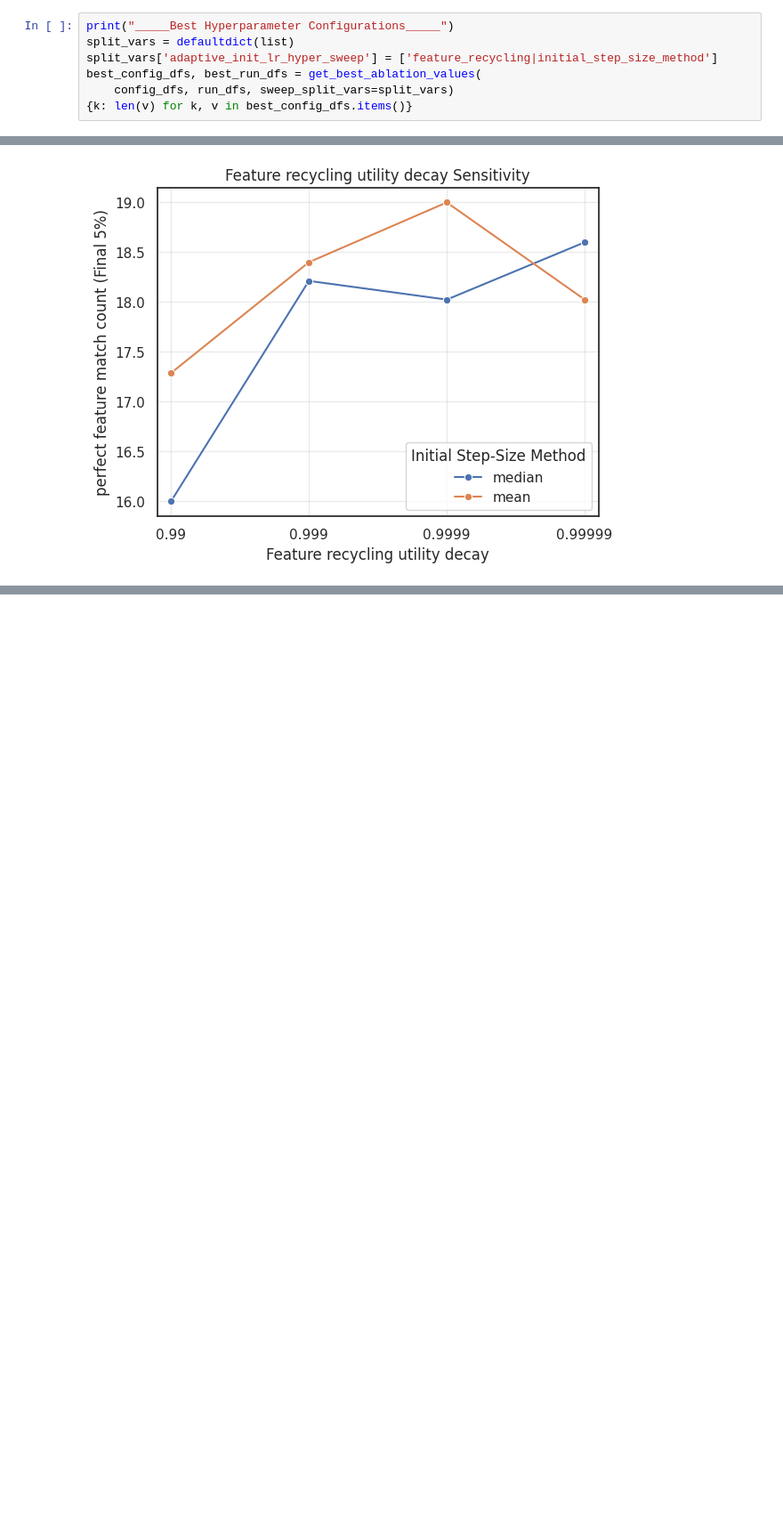
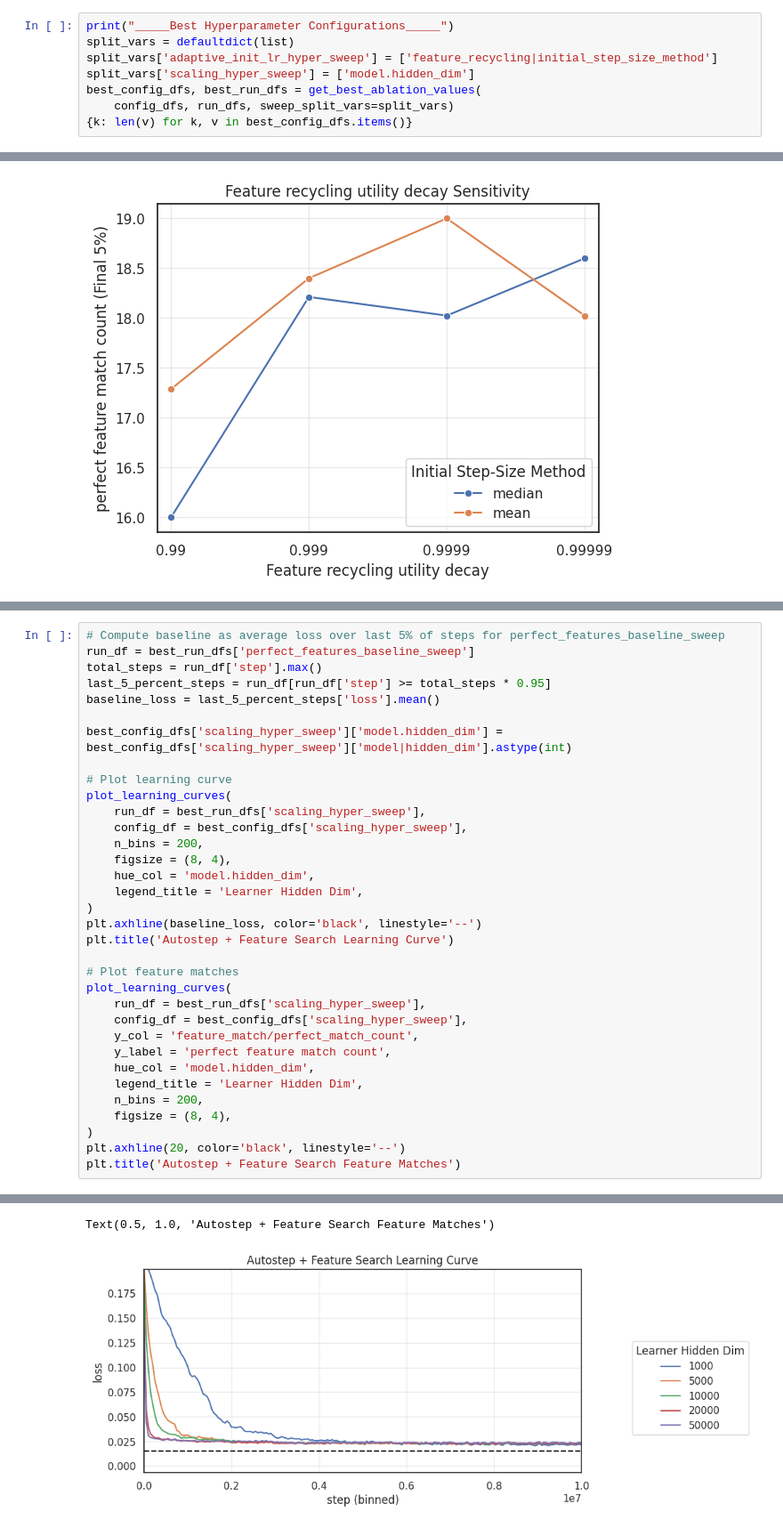
Before and after one commit to ejmejm/phd_research, a Jupyter notebook: phd/feature_search/analysis/paper_part_1_v1/ns_autostep_and_search_hyper_sweep.ipynb, the cells around one changed output, grey strips where cells are left out. Shown at 89% size. Saved outputs shown, nothing was run; the diff lists cells and outputs as text; blank space fills up the shorter version.

Commit message:
Plotting scaling hyper search results

```diff
--- a/phd/feature_search/analysis/paper_part_1_v1/ns_autostep_and_search_hyper_sweep.ipynb
+++ b/phd/feature_search/analysis/paper_part_1_v1/ns_autostep_and_search_hyper_sweep.ipynb
@@ -37,6 +38,7 @@ del config_dfs[np.nan], run_dfs[np.nan]
 print("_____Best Hyperparameter Configurations_____")
 split_vars = defaultdict(list)
 split_vars['adaptive_init_lr_hyper_sweep'] = ['feature_recycling|initial_step_size_method']
+split_vars['scaling_hyper_sweep'] = ['model.hidden_dim']
 best_config_dfs, best_run_dfs = get_best_ablation_values(
     config_dfs, run_dfs, sweep_split_vars=split_vars)
 {k: len(v) for k, v in best_config_dfs.items()}
@@ -414,0 +434,35 @@ for param_name, param_value in default_hyperparams.items():
+# %%
+# Compute baseline as average loss over last 5% of steps for perfect_features_baseline_sweep
+run_df = best_run_dfs['perfect_features_baseline_sweep']
+total_steps = run_df['step'].max()
+last_5_percent_steps = run_df[run_df['step'] >= total_steps * 0.95]
+baseline_loss = last_5_percent_steps['loss'].mean()
+
+best_config_dfs['scaling_hyper_sweep']['model.hidden_dim'] = best_config_dfs['scaling_hyper_sweep']['model|hidden_dim'].astype(int)
+
+# Plot learning curve
+plot_learning_curves(
+    run_df = best_run_dfs['scaling_hyper_sweep'],
+    config_df = best_config_dfs['scaling_hyper_sweep'],
+    n_bins = 200,
+    figsize = (8, 4),
+    hue_col = 'model.hidden_dim',
+    legend_title = 'Learner Hidden Dim',
+)
+plt.axhline(baseline_loss, color='black', linestyle='--')
+plt.title('Autostep + Feature Search Learning Curve')
+
+# Plot feature matches
+plot_learning_curves(
+    run_df = best_run_dfs['scaling_hyper_sweep'],
+    config_df = best_config_dfs['scaling_hyper_sweep'],
+    y_col = 'feature_match/perfect_match_count',
+    y_label = 'perfect feature match count',
+    hue_col = 'model.hidden_dim',
+    legend_title = 'Learner Hidden Dim',
+    n_bins = 200,
+    figsize = (8, 4),
+)
+plt.axhline(20, color='black', linestyle='--')
+plt.title('Autostep + Feature Search Feature Matches')
+# %% [output]
@@ -414,0 +476,2 @@ for param_name, param_value in default_hyperparams.items():
+Text(0.5, 1.0, 'Autostep + Feature Search Feature Matches')
+[figure, added]
```
Also changed, not shown: parts of 7 cells of this notebook.
